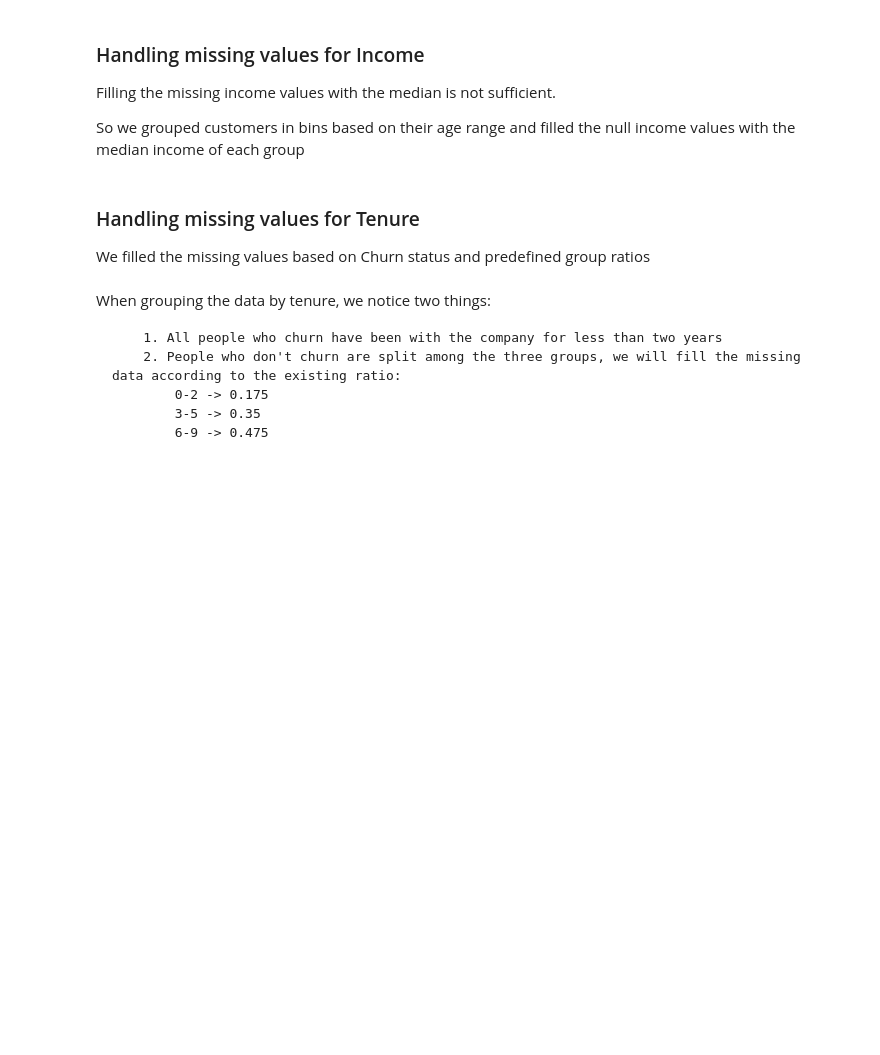
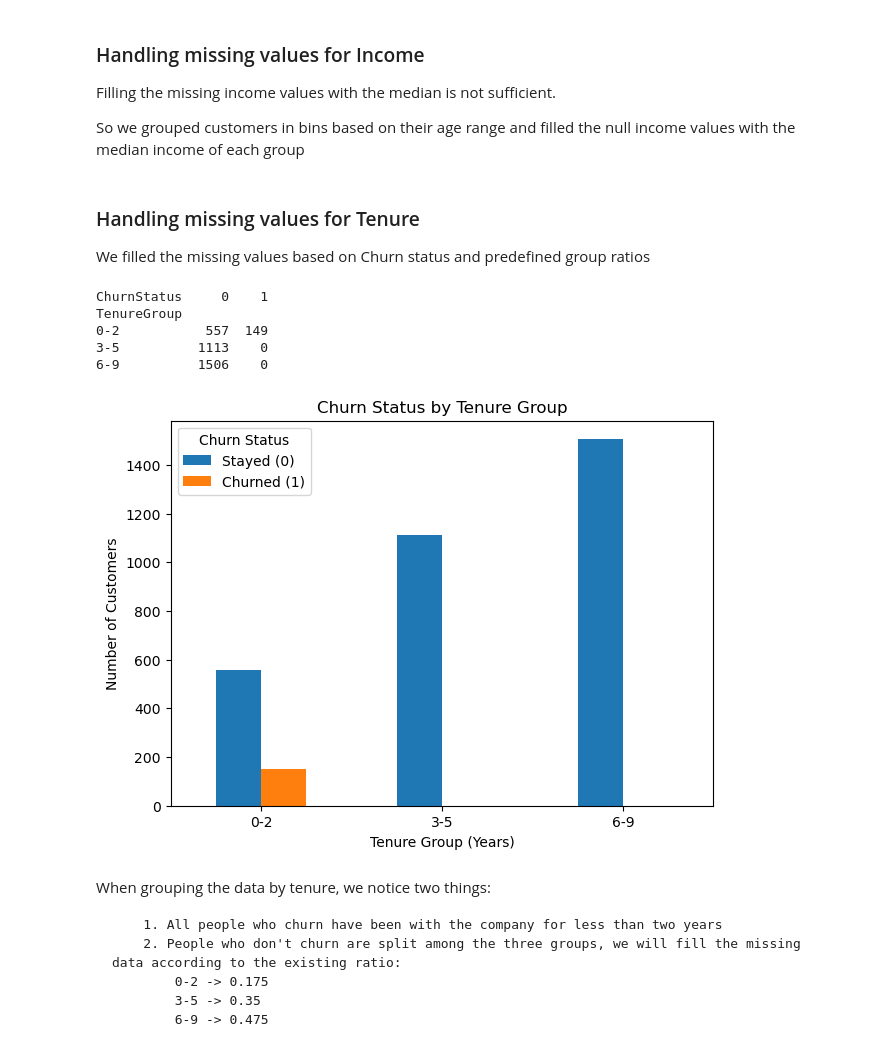
Before and after one commit to Ahmad-K-Hamdan/Machine-Learning-Assignment-1, a Jupyter notebook: notebooks/Data Preprocessing & EDA.ipynb, the cells around one changed output. Cells and saved outputs as stored; diff of their text form; code cells hidden in the pictures; blank space fills up the shorter version.

```diff
--- a/notebooks/Data Preprocessing & EDA.ipynb
+++ b/notebooks/Data Preprocessing & EDA.ipynb
@@ -77,6 +140,29 @@ data.drop("GroupByAge", axis=1, inplace=True)
 # %% [markdown]
 ### Handling missing values for Tenure
 We filled the missing values based on Churn status and predefined group ratios
+# %%
+bins = [0, 3, 6, 10]
+labels = ['0-2', '3-5', '6-9']
+
+data['TenureGroup'] = pd.cut(data['Tenure'], bins=bins, labels=labels, right=False)
+table = pd.crosstab(data['TenureGroup'], data['ChurnStatus'])
+print(table)
+# %% [output]
+ChurnStatus     0    1
+TenureGroup
+0-2           557  149
+3-5          1113    0
+6-9          1506    0
+# %%
+table.plot(kind='bar', figsize=(7,5))
+plt.title("Churn Status by Tenure Group")
+plt.xlabel("Tenure Group (Years)")
+plt.ylabel("Number of Customers")
+plt.legend(title="Churn Status", labels=["Stayed (0)", "Churned (1)"])
+plt.xticks(rotation=0)
+plt.show()
+# %% [output]
+[figure, added]
 # %% [markdown]
 When grouping the data by tenure, we notice two things:
 
```
Also changed, not shown: parts of 19 cells of this notebook, 1 other file.
